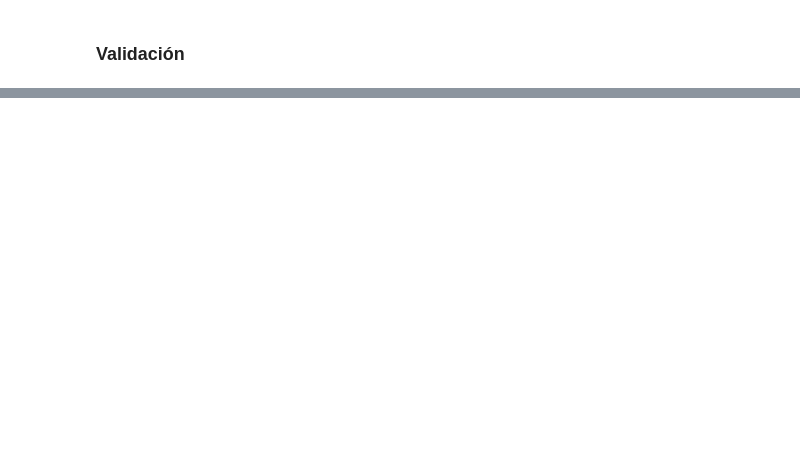
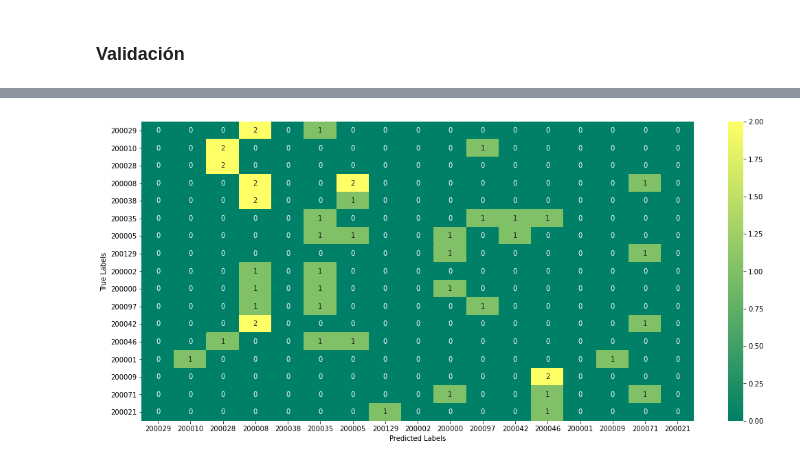
Before and after one commit to JuanMajul/Mentoria_DiploDatos2021, a Jupyter notebook: Notebooks/Practico_4.ipynb, the cells around one changed output, grey strips where cells are left out. Drawn from its saved outputs; the diff is of its cells as text; code cells hidden in the pictures; blank space fills up the shorter version.

```diff
--- a/Notebooks/Practico_4.ipynb
+++ b/Notebooks/Practico_4.ipynb
@@ -469,0 +470,9 @@ y_test.shape
+# %%
+
+plt.figure(figsize = (18,8))
+sns.heatmap(confusion_matrix(y_test.values.astype(str), y_pred_test.astype(str)), annot = True, xticklabels = y_test.unique(), yticklabels = y_test.unique(), cmap = 'summer')
+plt.xlabel('Predicted Labels')
+plt.ylabel('True Labels')
+plt.show()
+# %% [output]
+[figure, added]
```
Also changed, not shown: parts of 17 cells of this notebook.
